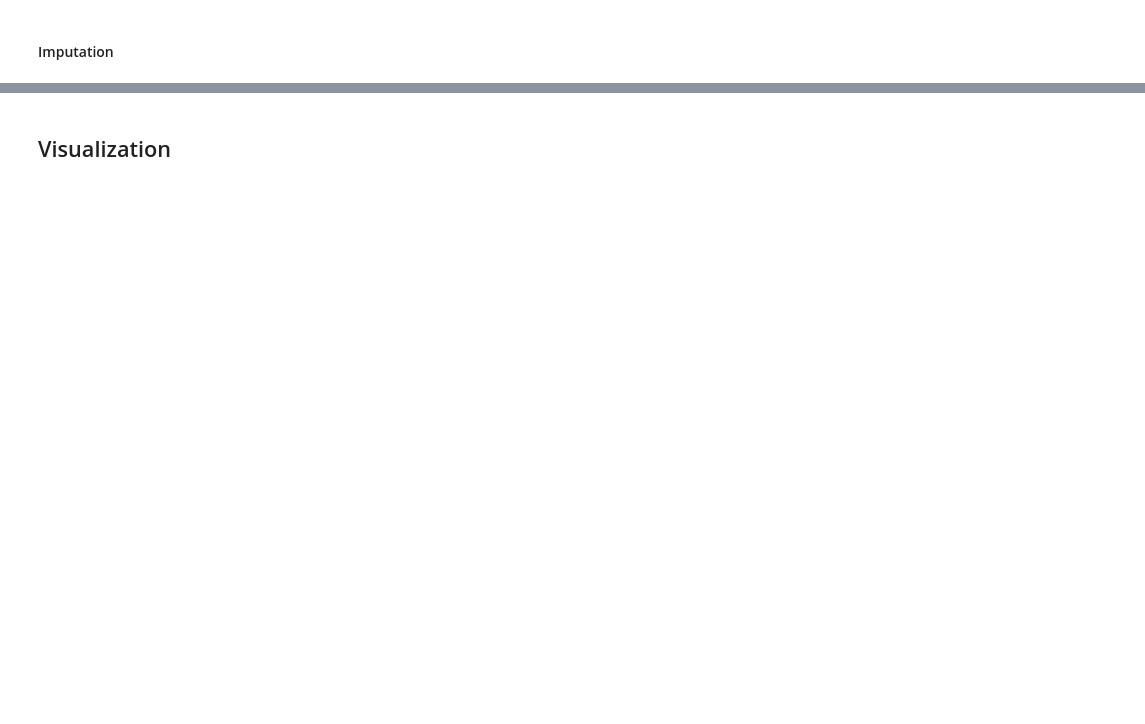
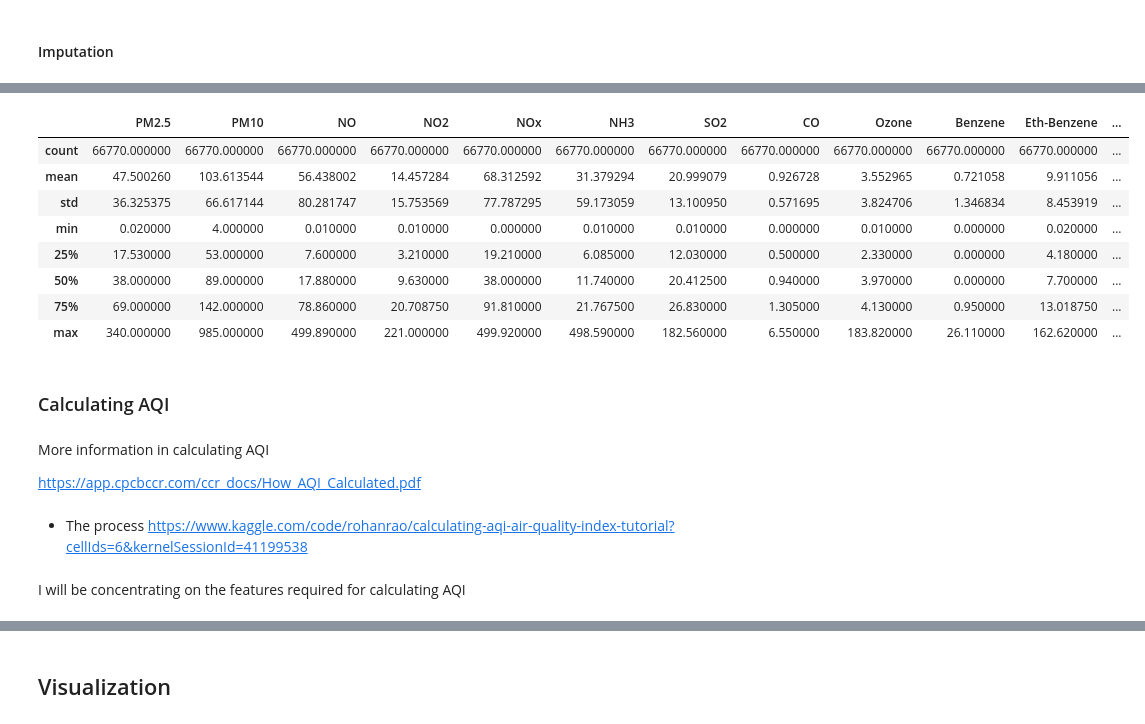
Before and after one commit to OmdenaAI/omdena-mumbai-chapter-air-quality, a Jupyter notebook: src/tasks/task-2-eda/worli_eda.ipynb, the cells around one changed output, grey strips where cells are left out. Cells and saved outputs as stored; diff of their text form; code cells hidden in the pictures; blank space fills up the shorter version.

```diff
--- a/src/tasks/task-2-eda/worli_eda.ipynb
+++ b/src/tasks/task-2-eda/worli_eda.ipynb
@@ -183,0 +187,4 @@ Kalman Smoothing on Structural Time Series method is the best method among the m
+# %%
+#fiting transformer
+imputer = KNNImputer(n_neighbors= 2, weights= 'uniform')
+imputer.fit(df)
@@ -183,0 +216,12 @@ Kalman Smoothing on Structural Time Series method is the best method among the m
+# %%
+df.describe()
+# %% [output]
+|  | PM2.5 | PM10 | NO | NO2 | NOx | NH3 | SO2 | CO | Ozone | Benzene | Eth-Benzene | ... |
+| count | 66770.000000 | 66770.000000 | 66770.000000 | 66770.000000 | 66770.000000 | 66770.000000 | 66770.000000 | 66770.000000 | 66770.000000 | 66770.000000 | 66770.000000 | ... |
+| mean | 47.500260 | 103.613544 | 56.438002 | 14.457284 | 68.312592 | 31.379294 | 20.999079 | 0.926728 | 3.552965 | 0.721058 | 9.911056 | ... |
+| std | 36.325375 | 66.617144 | 80.281747 | 15.753569 | 77.787295 | 59.173059 | 13.100950 | 0.571695 | 3.824706 | 1.346834 | 8.453919 | ... |
+| min | 0.020000 | 4.000000 | 0.010000 | 0.010000 | 0.000000 | 0.010000 | 0.010000 | 0.000000 | 0.010000 | 0.000000 | 0.020000 | ... |
+| 25% | 17.530000 | 53.000000 | 7.600000 | 3.210000 | 19.210000 | 6.085000 | 12.030000 | 0.500000 | 2.330000 | 0.000000 | 4.180000 | ... |
+| 50% | 38.000000 | 89.000000 | 17.880000 | 9.630000 | 38.000000 | 11.740000 | 20.412500 | 0.940000 | 3.970000 | 0.000000 | 7.700000 | ... |
+| 75% | 69.000000 | 142.000000 | 78.860000 | 20.708750 | 91.810000 | 21.767500 | 26.830000 | 1.305000 | 4.130000 | 0.950000 | 13.018750 | ... |
+| max | 340.000000 | 985.000000 | 499.890000 | 221.000000 | 499.920000 | 498.590000 | 182.560000 | 6.550000 | 183.820000 | 26.110000 | 162.620000 | ... |
@@ -183,0 +230,11 @@ Kalman Smoothing on Structural Time Series method is the best method among the m
+# %% [markdown]
+### Calculating AQI
+# %% [markdown]
+More information in calculating AQI
+
+https://app.cpcbccr.com/ccr_docs/How_AQI_Calculated.pdf
+# %% [markdown]
+- The process
+https://www.kaggle.com/code/rohanrao/calculating-aqi-air-quality-index-tutorial?cellIds=6&kernelSessionId=41199538
+# %% [markdown]
+I will be concentrating on the features required for calculating AQI
```
Also changed, not shown: parts of 20 cells of this notebook.
